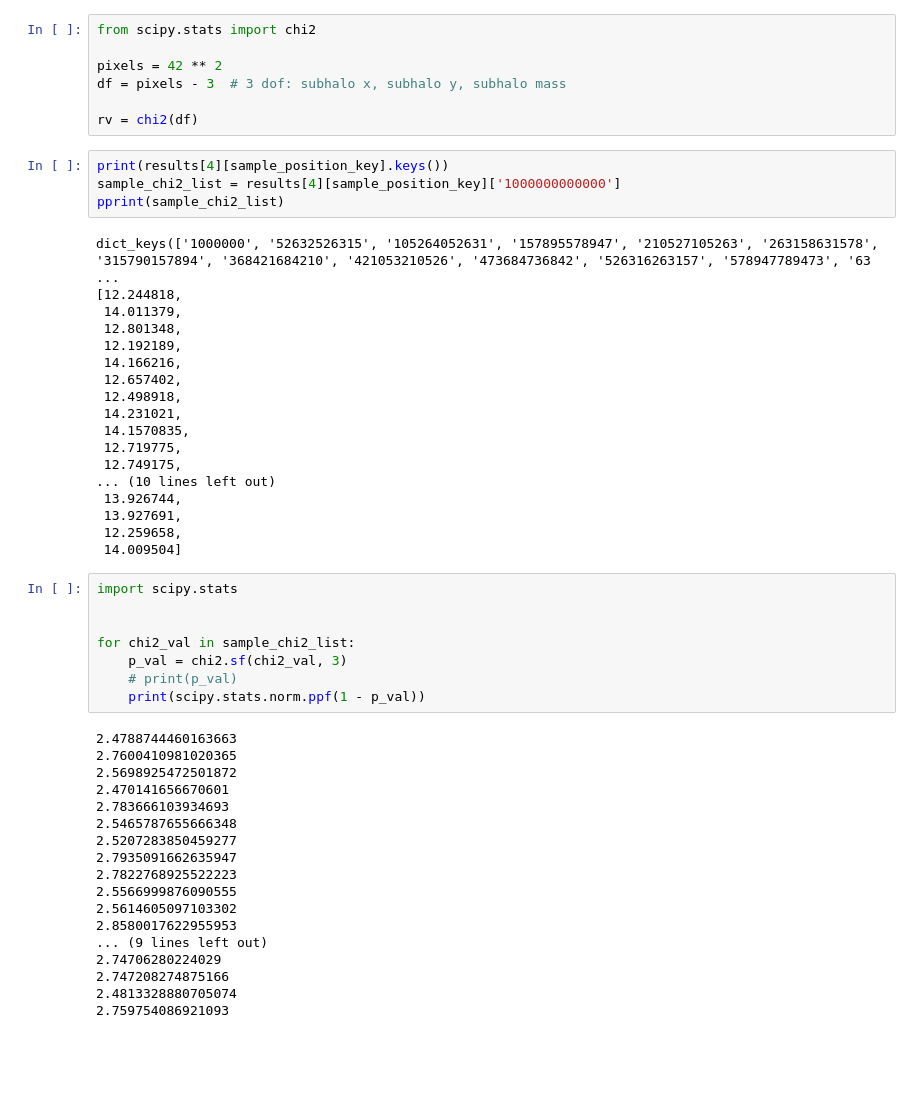
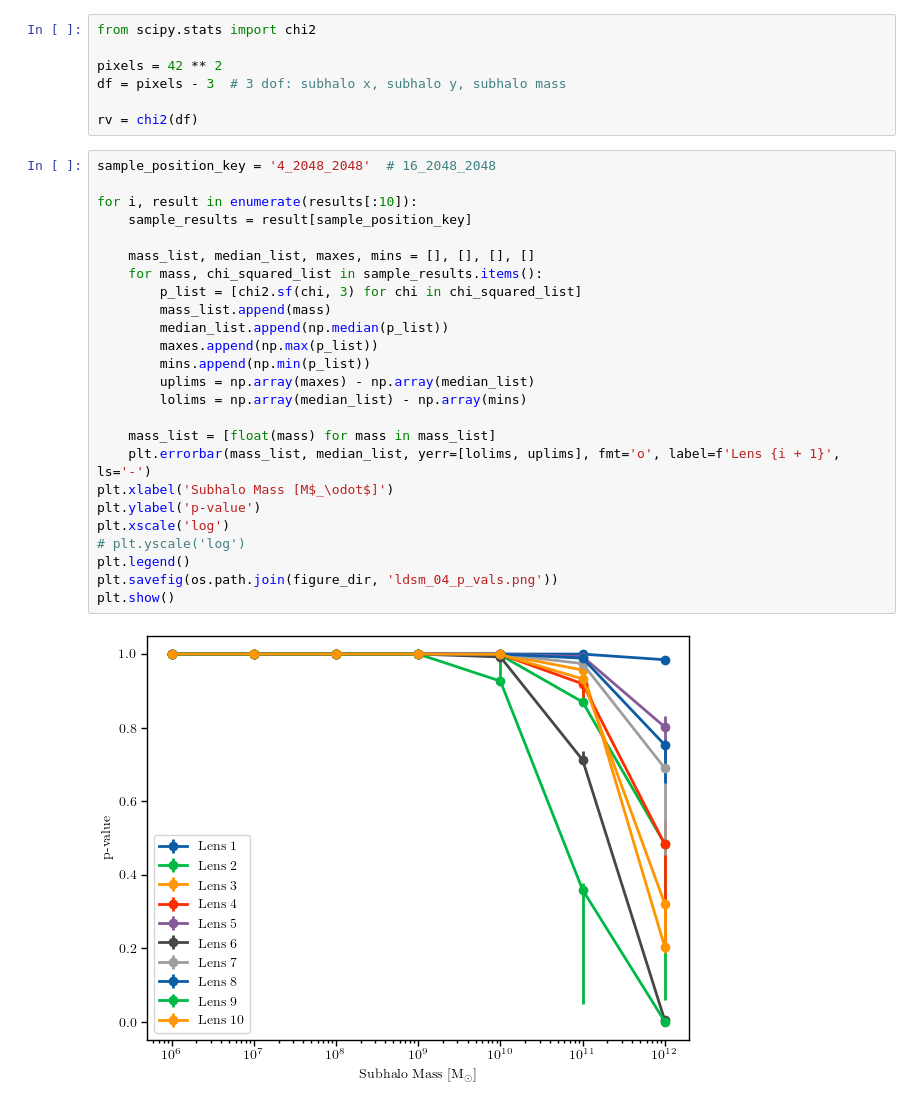
Before and after one commit to AstroMusers/mejiro, a Jupyter notebook: paper/figure_notebooks/lowest_detectable_subhalo_mass.ipynb, the cells around one changed output. Cells and saved outputs as stored; diff of their text form; blank space fills up the shorter version.

```diff
--- a/paper/figure_notebooks/lowest_detectable_subhalo_mass.ipynb
+++ b/paper/figure_notebooks/lowest_detectable_subhalo_mass.ipynb
@@ -106,51 +108,30 @@ pixels = 42 ** 2
 df = pixels - 3  # 3 dof: subhalo x, subhalo y, subhalo mass
 
 rv = chi2(df)
-# %%
-print(results[4][sample_position_key].keys())
-sample_chi2_list = results[4][sample_position_key]['1000000000000']
-pprint(sample_chi2_list)
-# %% [output]
-dict_keys(['1000000', '52632526315', '105264052631', '157895578947', '210527105263', '263158631578', '315790157894', '368421684210', '421053210526', '473684736842', '526316263157', '578947789473', '63 ...
-[12.244818,
- 14.011379,
- 12.801348,
- 12.192189,
- 14.166216,
- 12.657402,
- 12.498918,
- 14.231021,
- 14.1570835,
- 12.719775,
- 12.749175,
-... (10 lines left out)
- 13.926744,
- 13.927691,
- 12.259658,
- 14.009504]
-# %%
-import scipy.stats
-
-
-for chi2_val in sample_chi2_list:
-    p_val = chi2.sf(chi2_val, 3)
-    # print(p_val)
-    print(scipy.stats.norm.ppf(1 - p_val))
-# %% [output]
-2.4788744460163663
-2.7600410981020365
-2.5698925472501872
-2.470141656670601
-2.783666103934693
-2.5465787655666348
-2.5207283850459277
-2.7935091662635947
-2.7822768925522223
-2.5566999876090555
-2.5614605097103302
-2.8580017622955953
-... (9 lines left out)
-2.74706280224029
-2.747208274875166
-2.4813328880705074
-2.759754086921093
+# %%
+sample_position_key = '4_2048_2048'  # 16_2048_2048
+
+for i, result in enumerate(results[:10]):
+    sample_results = result[sample_position_key]
+
+    mass_list, median_list, maxes, mins = [], [], [], []
+    for mass, chi_squared_list in sample_results.items():
+        p_list = [chi2.sf(chi, 3) for chi in chi_squared_list]
+        mass_list.append(mass)
+        median_list.append(np.median(p_list))
+        maxes.append(np.max(p_list))
+        mins.append(np.min(p_list))
+        uplims = np.array(maxes) - np.array(median_list)
+        lolims = np.array(median_list) - np.array(mins)
+
+    mass_list = [float(mass) for mass in mass_list]
+    plt.errorbar(mass_list, median_list, yerr=[lolims, uplims], fmt='o', label=f'Lens {i + 1}', ls='-')
+plt.xlabel('Subhalo Mass [M$_\odot$]')
+plt.ylabel('p-value')
+plt.xscale('log')
+# plt.yscale('log')
+plt.legend()
+plt.savefig(os.path.join(figure_dir, 'ldsm_04_p_vals.png'))
+plt.show()
+# %% [output]
+[figure, added]
```
Also changed, not shown: parts of 6 cells of this notebook, 8 other files.
